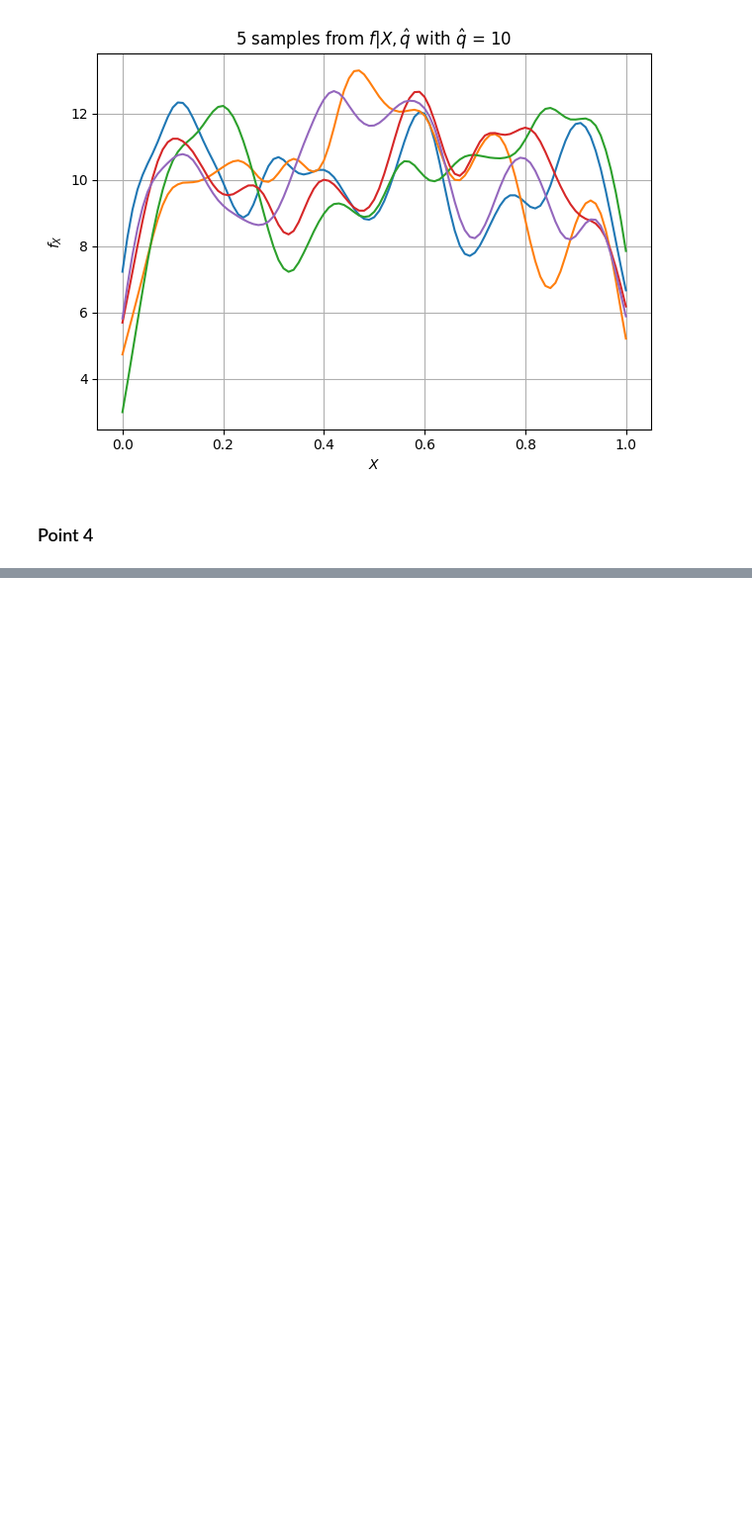
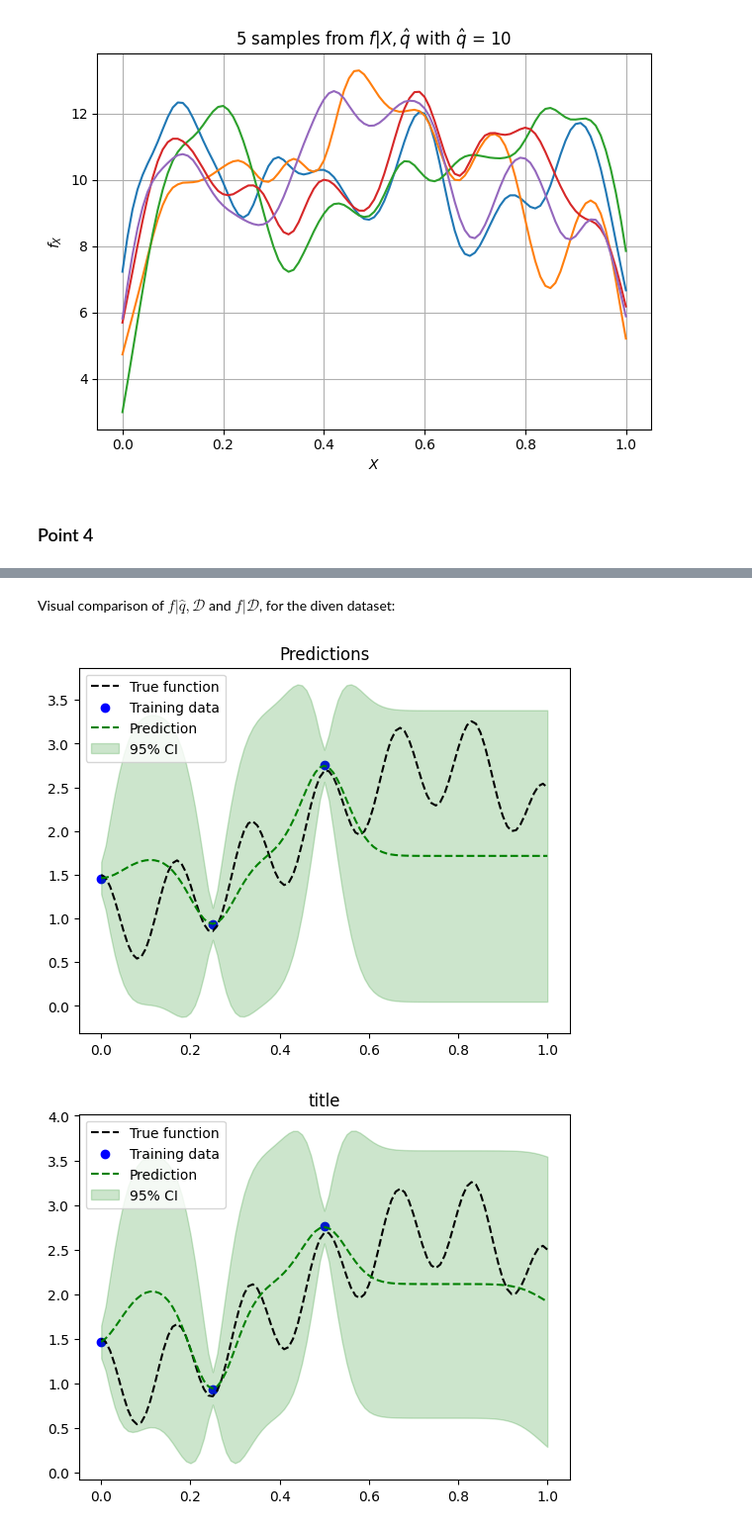
Before and after one commit to GioLombardi/PML-Final-Project, a Jupyter notebook: notebooks/Problem_B.ipynb, the cells around one changed output, grey strips where cells are left out. Shown at 99% size. Cells and saved outputs as stored; diff of their text form; code cells hidden in the pictures; blank space fills up the shorter version.

````diff
--- a/notebooks/Problem_B.ipynb
+++ b/notebooks/Problem_B.ipynb
@@ -933,5 +938,32 @@ Sigma += reg * torch.eye(Sigma.size(0))
 ```
 
 Since we want to add the least amount of noise possible, we start with a small parameter ```reg = 1e-6``` and increase it until $\Sigma$ becomes positive definite.
+# %%
+# Define a function to implement the Trapezoidal rule
+def compute_weights(l):
+    '''
+    Compute the weights for the integral approximation.
+    Args:
+    l (int): The number of points to use in the integral approximation.
+    Returns:
+    w (torch.Tensor): The weights for the integral approximation, of shape (l,).
+    '''
+    w = torch.full((l,), 1 / (l - 1), device=device)
+    w[0] = w[-1] = 1 / (2 * (l - 1))
+    return w
+
+def approximate_integral(f, x):
+    '''
+    Approximate the integral of a function f(x) over a given interval [0, 1].
+    Args:
+    f (callable): The function to integrate.
+    x (torch.Tensor): The points at which to evaluate the function.
+    Returns:
+    q_hat (torch.Tensor): The approximate value of the integral.
+    '''
+    l = len(x)
+    w = compute_weights(l)
+    q_hat = sum(w[i] * f(x[i]) for i in range(l))
+    return q_hat
 # %%
 class GaussianProcessIntegral(GaussianProcess):
@@ -1155,0 +1315,22 @@ Let's derive the distribution of $f|\hat{q}, \mathcal{D}$, using the properties
+# %% [markdown]
+Visual comparison of $f|\hat{q}, \mathcal{D}$ and $f|\mathcal{D}$, for the diven dataset:
+# %%
+# Load the dataset
+ell = 101
+x_hat = torch.linspace(0, 1, ell).to(device)
+q_hat_raw = torch.tensor(2).to(device)
+x_train = torch.tensor([0, 0.25, 0.5]).to(device)
+y_train_raw = torch.tensor([1.46, 0.93, 2.76]).to(device)
+x_test = torch.tensor([0]).to(device) # Dummy test values (we need them to create the instance)
+y_test_raw = torch.tensor([1.46]).to(device)
+
+gp_int = GaussianProcessIntegral(x_train, y_train_raw, x_test, y_test_raw, q_hat_raw, params_map)
+
+gp_int.plot_predict(x_predict=x_hat, params=params_map, plot_test=False)
+
+print(' ')
+
+gp_int.plot_predict_with_integral(ell=101)
+# %% [output]
+[figure, added]
+[figure, added]
````
Also changed, not shown: parts of 7 cells of this notebook.
